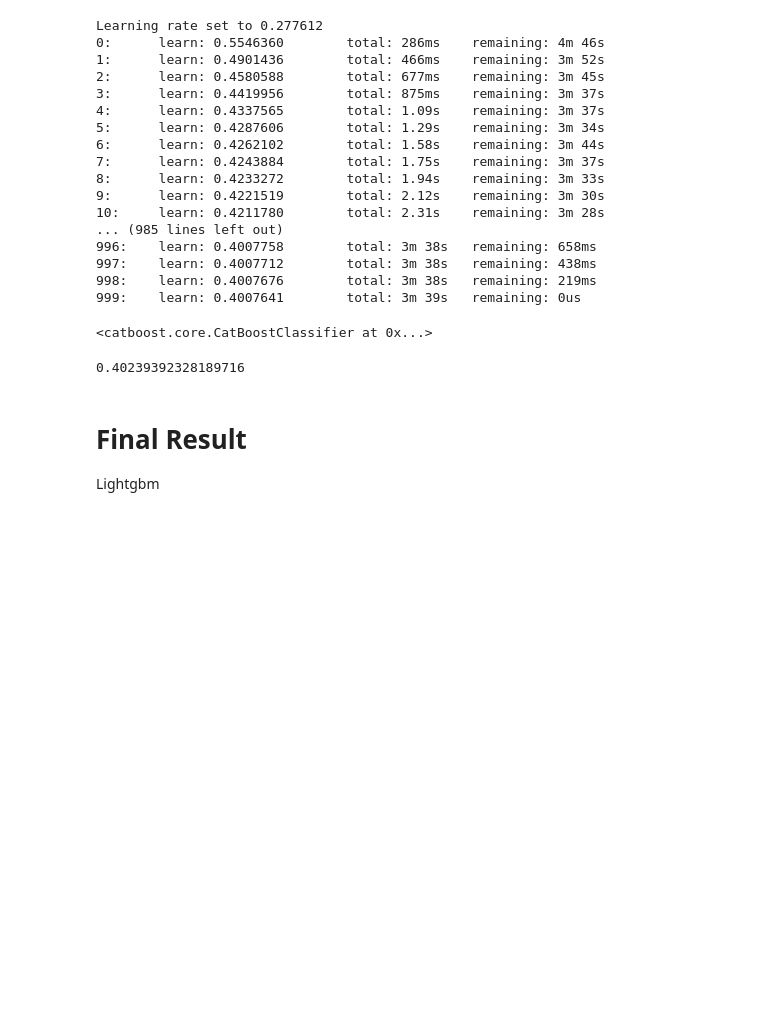
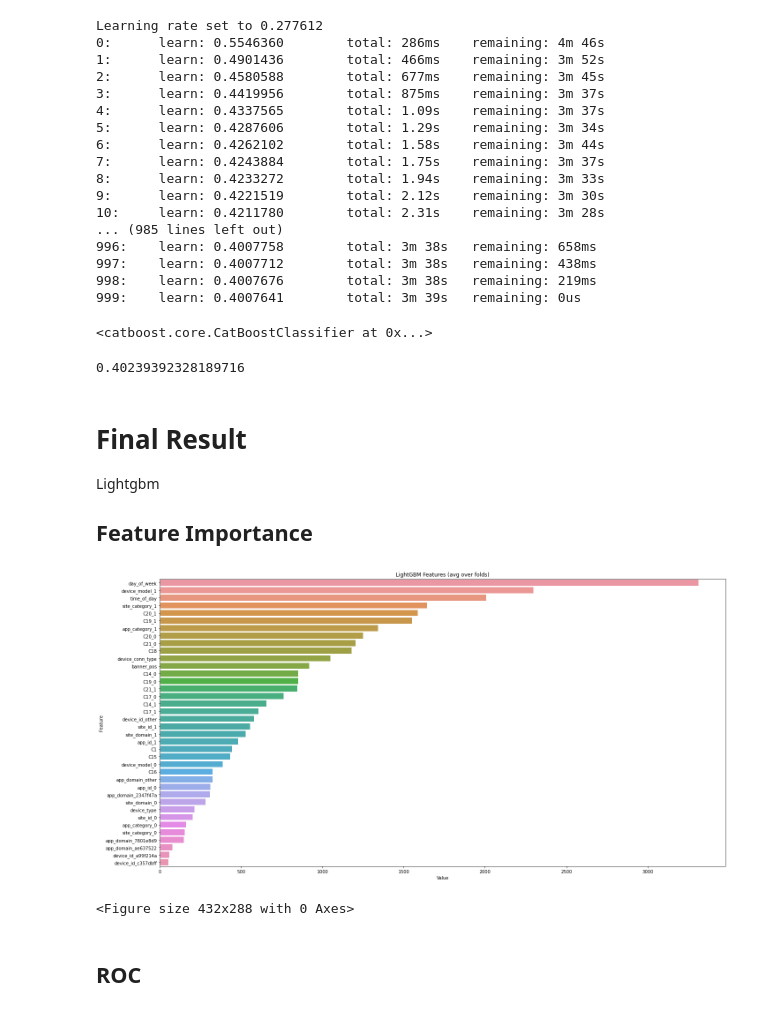
Before and after one commit to jackiejiaqi/MSBA, a Jupyter notebook: ISOM674-ML/finalProject_Team4.ipynb, the cells around one changed output. Saved outputs shown, nothing was run; the diff lists cells and outputs as text; code cells hidden in the pictures; blank space fills up the shorter version.

```diff
--- a/ISOM674-ML/finalProject_Team4.ipynb
+++ b/ISOM674-ML/finalProject_Team4.ipynb
@@ -568,3 +568,13 @@ rs_space={'max_depth':[20,30],
 # %%
 from tune_sklearn import TuneGridSearchCV
 from sklearn.model_selection import RandomizedSearchCV
+# %%
+gs_rfc = TuneGridSearchCV(rfc, rs_space,
+                                scoring='neg_log_loss',
+                                n_jobs=-1,
+                                cv=3,
+                                max_iters=10,
+                                early_stopping = True,
+                                verbose=2)
+# %%
+gs_rfc.fit(X_train, y_train)
@@ -578,2 +618,0 @@ rfc_random = RandomizedSearchCV(rfc, rs_space,
-# %%
-rfc_random.fit(X_train,y_train)
@@ -761,3 +789,19 @@ log_loss(y_val, y_pred_ctb)
 # Final Result
 
 Lightgbm
+
+## Feature Importance
+# %%
+feature_imp = pd.DataFrame(sorted(zip(lgb.feature_importances_,X_train.columns)), columns=['Value','Feature'])
+# %%
+plt.figure(figsize=(20, 10))
+sns.barplot(x="Value", y="Feature", data=feature_imp.sort_values(by="Value", ascending=False))
+plt.title('LightGBM Features (avg over folds)')
+plt.tight_layout()
+plt.show()
+plt.savefig('lgbm_importances-01.png')
+# %% [output]
+[figure, added]
+<Figure size 432x288 with 0 Axes>
+# %% [markdown]
+## ROC
```
Also changed, not shown: parts of 10 cells of this notebook, 1 other file.
